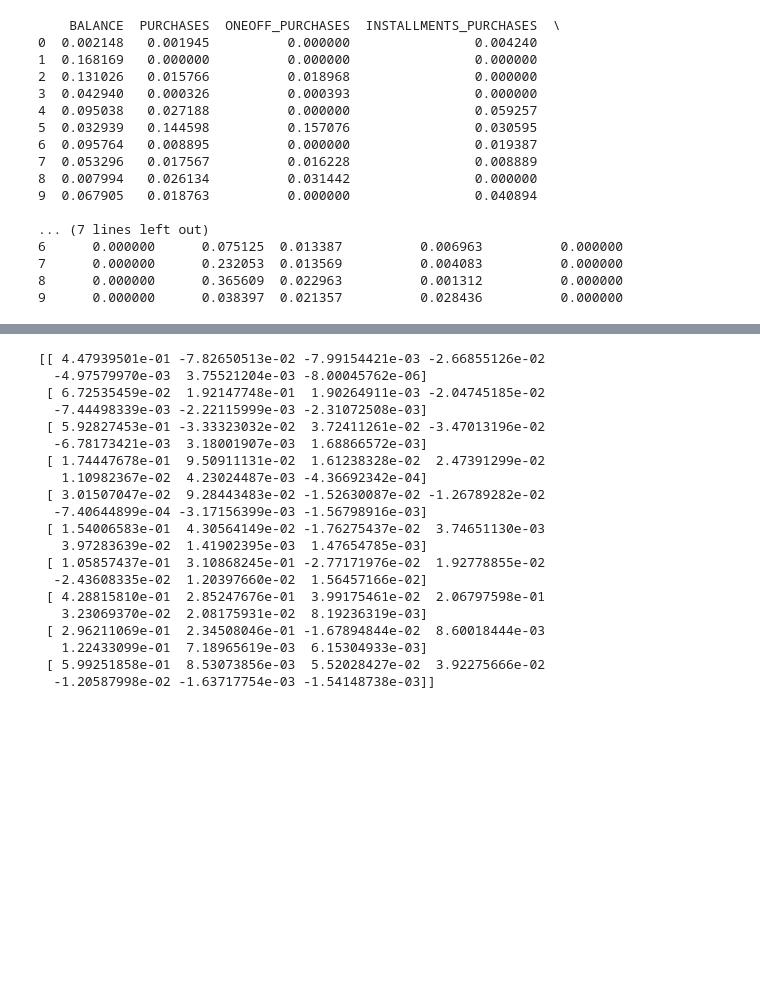
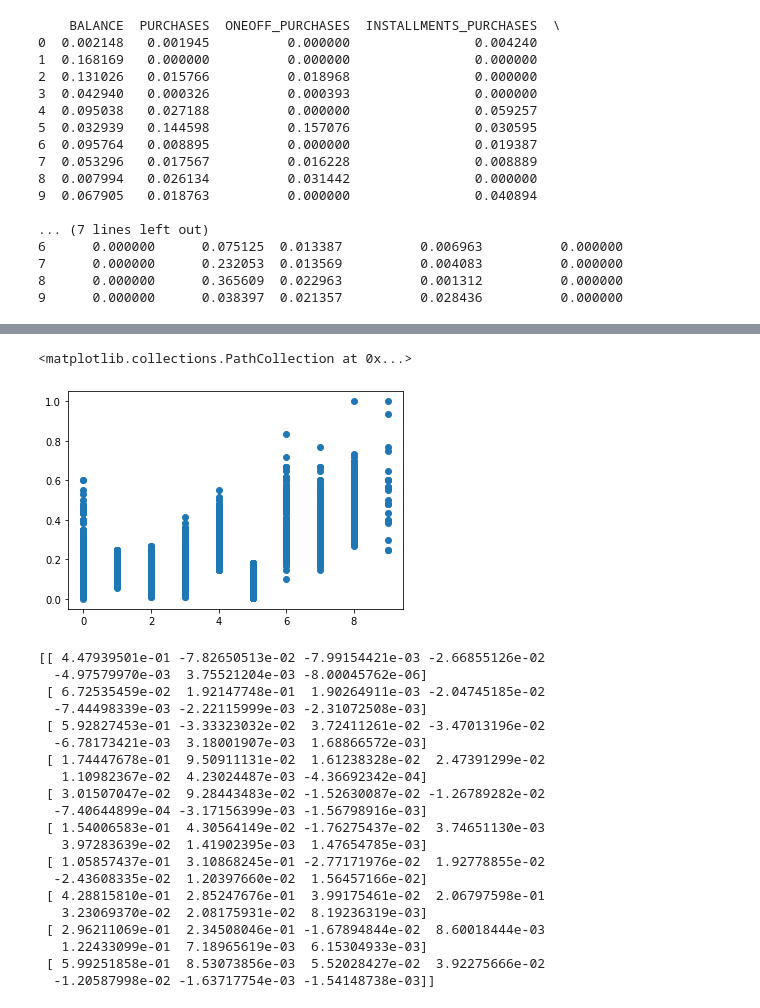
Before and after one commit to Addieduncan/customer-segmentation-project, a Jupyter notebook: project_and_analyze.ipynb, the cells around one changed output, grey strips where cells are left out. Drawn from its saved outputs; the diff is of its cells as text; code cells hidden in the pictures; blank space fills up the shorter version.

```diff
--- a/project_and_analyze.ipynb
+++ b/project_and_analyze.ipynb
@@ -86,20 +101,21 @@ total_var = np.array([100*np.sum(var[0:k+1]) for k in range(len(var))])
 print('% Var Explained In First '+str(start_rank)+' Components',total_var)
 
 #Get rank which explains at least var_threshold percentage variance
-rank = 0
-for i in range(len(total_var)):
-    if total_var[i] >= var_threshold:
-        rank = i+1
-        break
-    else:
-        pass
+# rank = 0
+# for i in range(len(total_var)):
+#     if total_var[i] >= var_threshold:
+#         rank = i+1
+#         break
+#     else:
+#         pass
+rank = np.nonzero(total_var>=var_threshold)[0][0]+1
 if rank == 0:
     print('No quantity of components leq to '+str(start_rank)+' can explain '+str(var_threshold)+'% variance')
 else:
     print(str(total_var[rank-1])+'% variance '+'explained by '+str(rank)+' components')
 
 #Calcualte the SVD up to start_rank; truncate to only the amount needed to explain the variance
-print(X)
+# print(X)
 X = SVD.transform(data_clean)
 Xred = X[:,0:rank]
 
@@ -163,6 +169,11 @@ data_clean.head(10)
 | 7 | 0.053296 | 0.017567 | 0.016228 | 0.008889 | 0.000000 | 0.232053 | 0.013569 | ... |
 | 8 | 0.007994 | 0.026134 | 0.031442 | 0.000000 | 0.000000 | 0.365609 | 0.022963 | ... |
 | 9 | 0.067905 | 0.018763 | 0.000000 | 0.040894 | 0.000000 | 0.038397 | 0.021357 | ... |
+# %%
+plt.scatter(data_clean['cluster'].values, data_clean['CREDIT_LIMIT'].values)
+# %% [output]
+<matplotlib.collections.PathCollection at 0x...>
+[figure, added]
 # %%
 """
 Run a single GMM model before iterating to obtain optimal model
```
Also changed, not shown: parts of 5 cells of this notebook, 2 other files.
